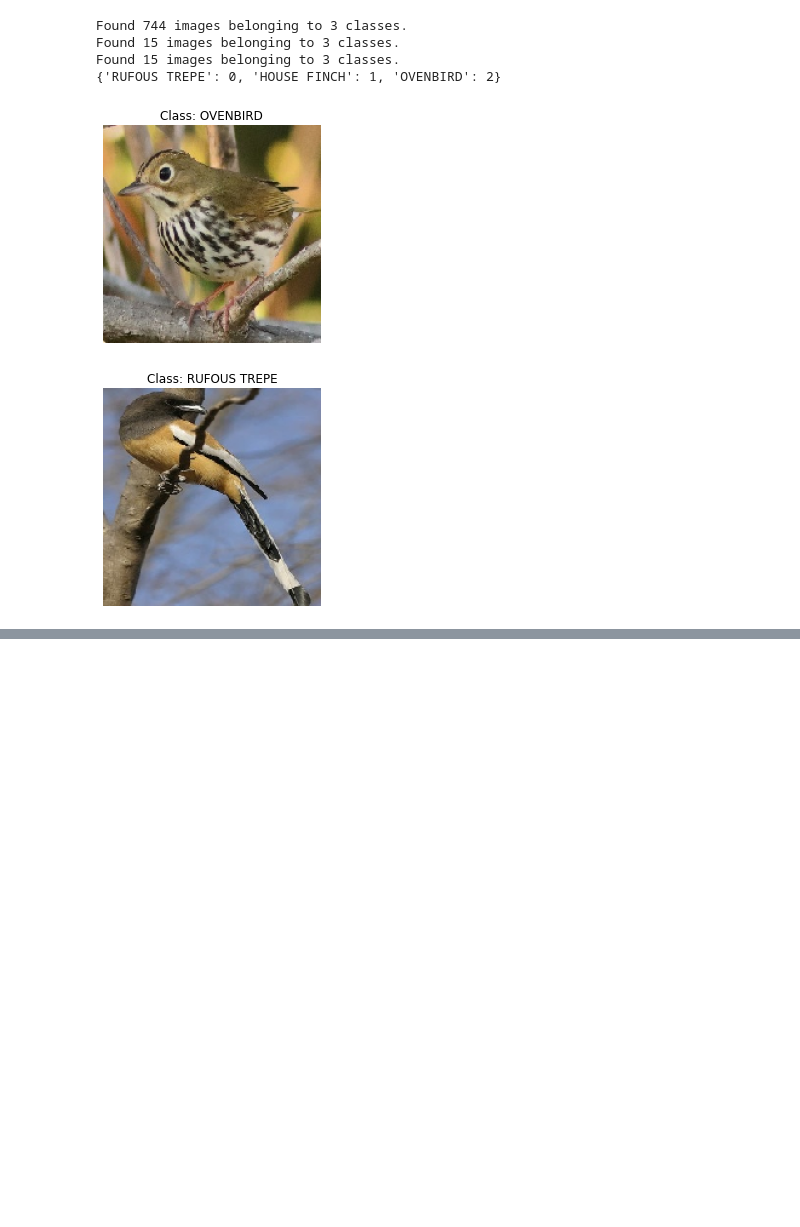
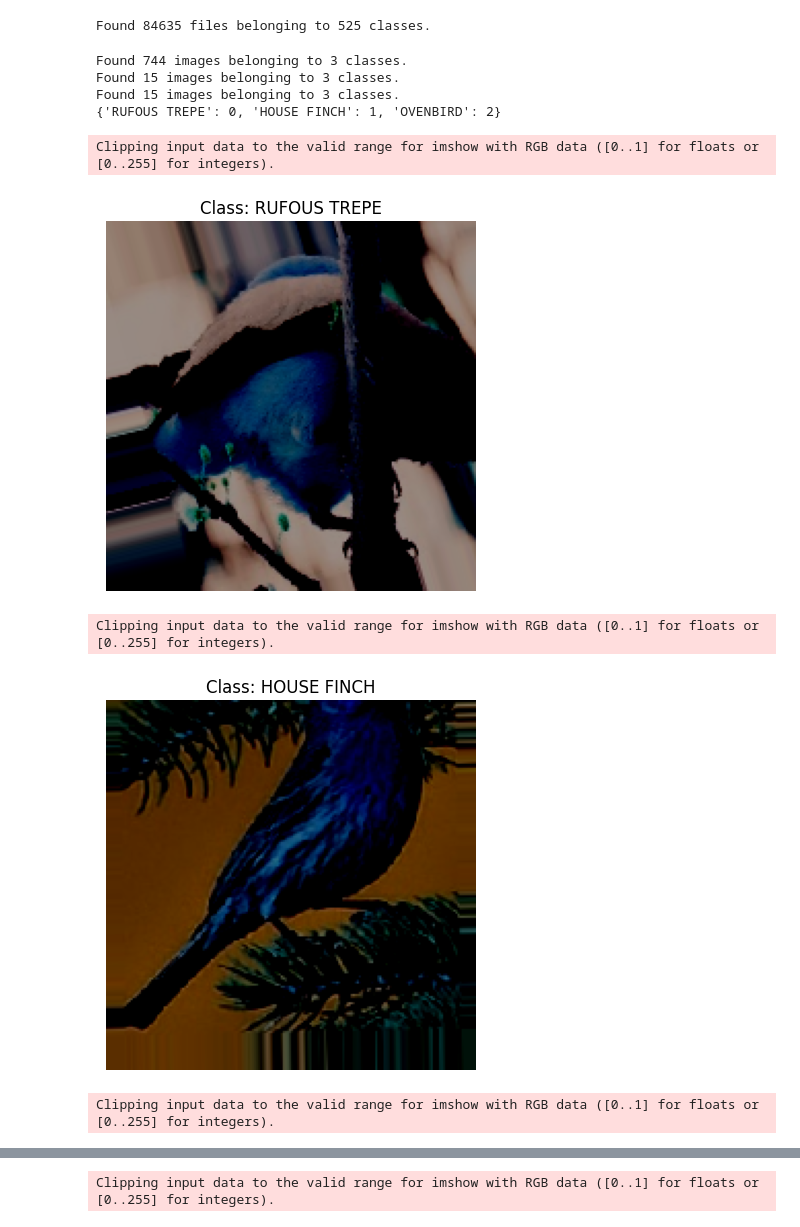
Before and after one commit to billyParmenter/CSCN8010-lab-submissions, a Jupyter notebook: students_submissions/7526387/lab10.ipynb, the cells around one changed output, grey strips where cells are left out. Cells and saved outputs as stored; diff of their text form; code cells hidden in the pictures; blank space fills up the shorter version.

```diff
--- a/students_submissions/7526387/lab10.ipynb
+++ b/students_submissions/7526387/lab10.ipynb
@@ -59,0 +44,26 @@ def generate_flow(data_dir, included_classes):
+# %%
+def generate_flow(data_dir, included_classes, augment = False):
+  generator = ImageDataGenerator(rescale=1.0/255.0, preprocessing_function=tf.keras.applications.vgg16.preprocess_input)
+
+  if augment:
+    generator = ImageDataGenerator(
+        rescale=1.0/255.0,
+        rotation_range=20,
+        width_shift_range=0.2,
+        height_shift_range=0.2,
+        shear_range=0.2,
+        zoom_range=0.2,
+        horizontal_flip=True,
+        fill_mode='nearest',
+        preprocessing_function=tf.keras.applications.vgg16.preprocess_input
+    )
+
+
+  return generator.flow_from_directory(
+    data_dir,
+    target_size=image_size,
+    batch_size=batch_size,
+    class_mode='categorical',
+    shuffle=True,
+    classes=included_classes
+  )
@@ -60,11 +79,12 @@ def generate_flow(data_dir, included_classes):
+# %%
+included_tags = get_top_tags()
+# %% [output]
+Found 84635 files belonging to 525 classes.
 # %%
-included_classes = get_top_tags()
 
-train_generator = generate_flow(train_dir,included_classes)
-
-valid_generator = generate_flow(valid_dir, included_classes)
-
-test_generator = generate_flow(test_dir, included_classes)
+train_generator = generate_flow(train_dir, included_tags, augment=True)
+valid_generator = generate_flow(valid_dir, included_tags, augment=True)
+test_generator = generate_flow(test_dir, included_tags)
 
 print(train_generator.class_indices)
 # %% [output]
@@ -75,21 +95,24 @@ Found 15 images belonging to 3 classes.
 # %%
 for batch_images, batch_labels in train_generator:
 
     for i in range(len(batch_images)):
         if i > 3:
             break
         label = np.argmax(batch_labels[i])
 
         plt.figure()
         plt.imshow(batch_images[i])
-        class_name = included_classes[label]
-        plt.title(f"Class: {class_name}")
-        plt.axis("off")
+        class_name = included_tags[label]
+        plt.title(f'Class: {class_name}')
+        plt.axis('off')
         plt.show()
 
         i += 1
     if i > 3:
             break
 # %% [output]
+Clipping input data to the valid range for imshow with RGB data ([0..1] for floats or [0..255] for integers).
-[figure, old version]
+[figure, new version]
+Clipping input data to the valid range for imshow with RGB data ([0..1] for floats or [0..255] for integers).
-[figure, old version]
+[figure, new version]
+Clipping input data to the valid range for imshow with RGB data ([0..1] for floats or [0..255] for integers).
@@ -96,0 +120 @@ for batch_images, batch_labels in train_generator:
+Clipping input data to the valid range for imshow with RGB data ([0..1] for floats or [0..255] for integers).
```
Also changed, not shown: parts of 16 cells of this notebook, 2 other files.
